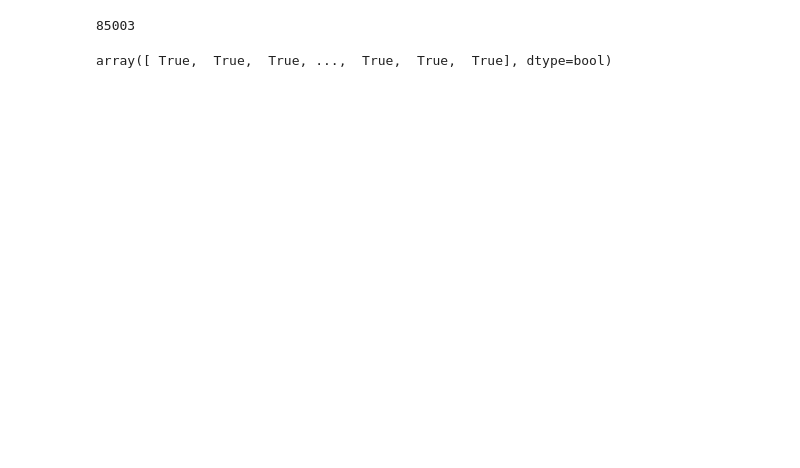
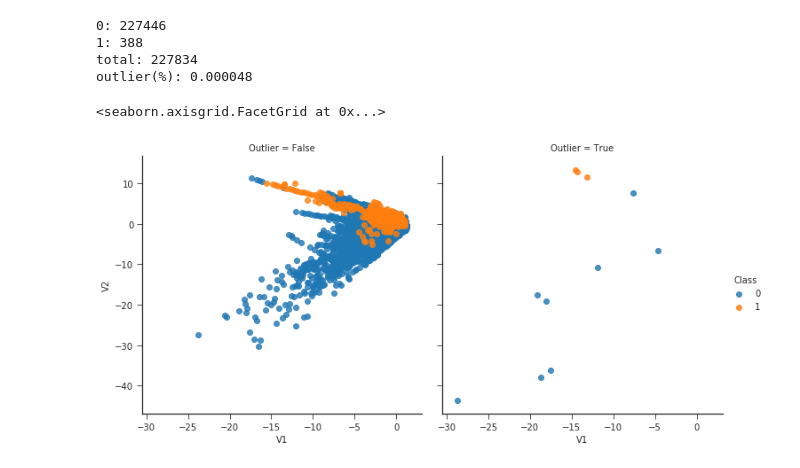
Before and after one commit to y-takashina/Gunosy-Internship-Textbook, a Jupyter notebook: exercise.ipynb, the cells around one changed output. Saved outputs shown, nothing was run; the diff lists cells and outputs as text; code cells hidden in the pictures; blank space fills up the shorter version.

```diff
--- a/exercise.ipynb
+++ b/exercise.ipynb
@@ -30,0 +26,3 @@ total: 284807
+# %%
+df_features = df_train.drop(['Amount', 'Class'], axis=1)
+df_features[:5]
@@ -31,10 +36,4 @@ total: 284807
 # %%
-def mahalanobis_distance(x, mean, pre):
-    x -= mean
-    return np.sqrt(np.transpose(x).dot(pre).dot(x))
-
-# X が大きいと MemoryError が出るので使わない
-def mahalanobis_distances(X, mean, cov):
-    pre = np.linalg.inv(cov)
+def mahalanobis_distances(X, mean, pre):
     X -= mean.reshape(1, -1)
-    return np.sqrt(np.diag(X.dot(pre).dot(np.transpose(X))))
+    return np.sqrt(np.sum(X.dot(pre) * X, axis=1))
@@ -45,15 +40,23 @@ pre = np.linalg.inv(cov)
-# %%
-mask = np.zeros(len(df.values), dtype=bool)
-for i in df.index:
-    x = df.loc[i, :].values
-    d = mahalanobis_distance(x, mean, pre)
-    mask[i] = d > 5
-
-np.sum(mask)
-# %% [output]
-85003
-# %%
-mask
-# %% [output]
-array([ True,  True,  True, ...,  True,  True,  True], dtype=bool)
+# %%
+mean = df_features.mean().values
+cov = df_features.cov().values
+pre = np.linalg.inv(cov)
+
+distances = mahalanobis_distances(df_features.values, mean, pre)
+mask = [d > 50 for d in distances]
+df_train['Outlier'] = pd.Series(mask, index=df_train.index)
+
+print('0: %d\n1: %d' % tuple(df_train[np.logical_not(mask)]['Class'].value_counts()))
+print('total: %d' % (len(mask) - np.sum(mask)))
+print('outlier(%%): %f' % (np.sum(mask) / len(mask)))
+# %% [output]
+0: 227446
+1: 388
+total: 227834
+outlier(%): 0.000048
+# %%
+sns.lmplot('V1', 'V2', data=df_train, hue='Class', fit_reg=False, col='Outlier')
+# %% [output]
+<seaborn.axisgrid.FacetGrid at 0x...>
+[figure, added]
 # %%
```
Also changed, not shown: parts of 7 cells of this notebook.
